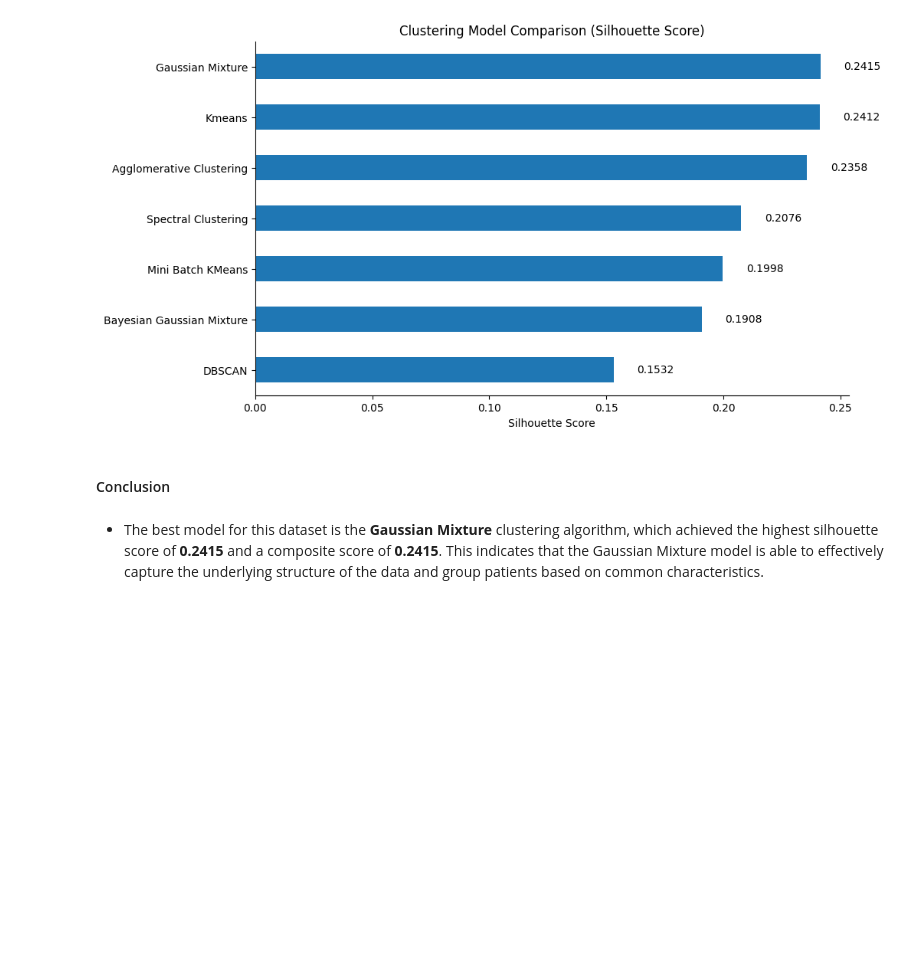
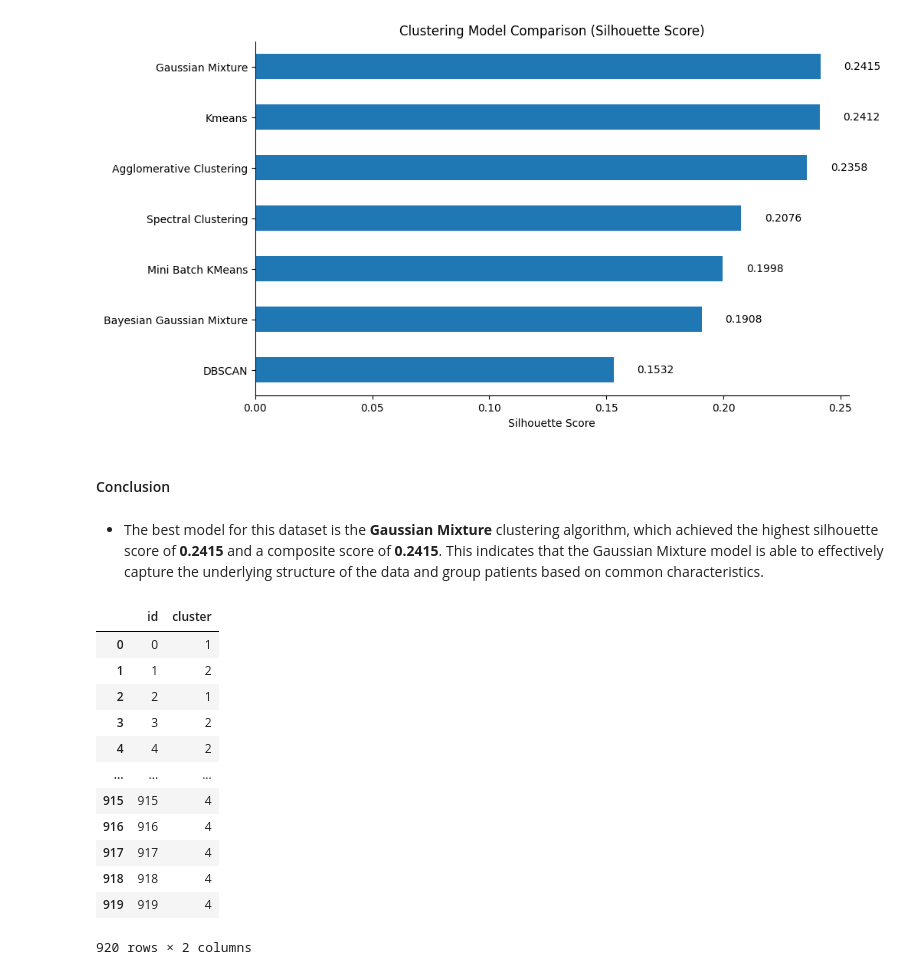
Before and after one commit to davidsmv/MachineLearningPortfolio, a Jupyter notebook: unsupervised_projects/1 - Clustering_For_Heart_Disease_Analysis.ipynb, the cells around one changed output. Cells and saved outputs as stored; diff of their text form; code cells hidden in the pictures; blank space fills up the shorter version.

Commit message:
Update clustering results and add Gaussian Mixture model output to heart disease analysis notebook

```diff
--- a/unsupervised_projects/1 - Clustering_For_Heart_Disease_Analysis.ipynb
+++ b/unsupervised_projects/1 - Clustering_For_Heart_Disease_Analysis.ipynb
@@ -1590,3 +1590,40 @@ for bar in ax.patches:
 #### Conclusion
 # %% [markdown]
 - The best model for this dataset is the **Gaussian Mixture** clustering algorithm, which achieved the highest silhouette score of **0.2415** and a composite score of **0.2415**. This indicates that the Gaussian Mixture model is able to effectively capture the underlying structure of the data and group patients based on common characteristics.
+# %%
+
+
+model_name = "Gaussian Mixture"
+
+params = load_results()[model_name]["params"]
+
+clusters = GaussianMixture(
+    n_components=params["n_components"],
+    random_state=42,
+).fit_predict(df_reduced)
+
+results = pd.DataFrame({
+    "id": df_reduced.index,
+    "cluster": clusters
+}
+)
+results.to_csv(
+    "../data/clustering_for_heart_disease_analysis_project/results.csv",
+    index=False
+
+)
+results
+# %% [output]
+|  | id | cluster |
+| 0 | 0 | 1 |
+| 1 | 1 | 2 |
+| 2 | 2 | 1 |
+| 3 | 3 | 2 |
+| 4 | 4 | 2 |
+| ... | ... | ... |
+| 915 | 915 | 4 |
+| 916 | 916 | 4 |
+| 917 | 917 | 4 |
+| 918 | 918 | 4 |
+| 919 | 919 | 4 |
+920 rows × 2 columns
```
